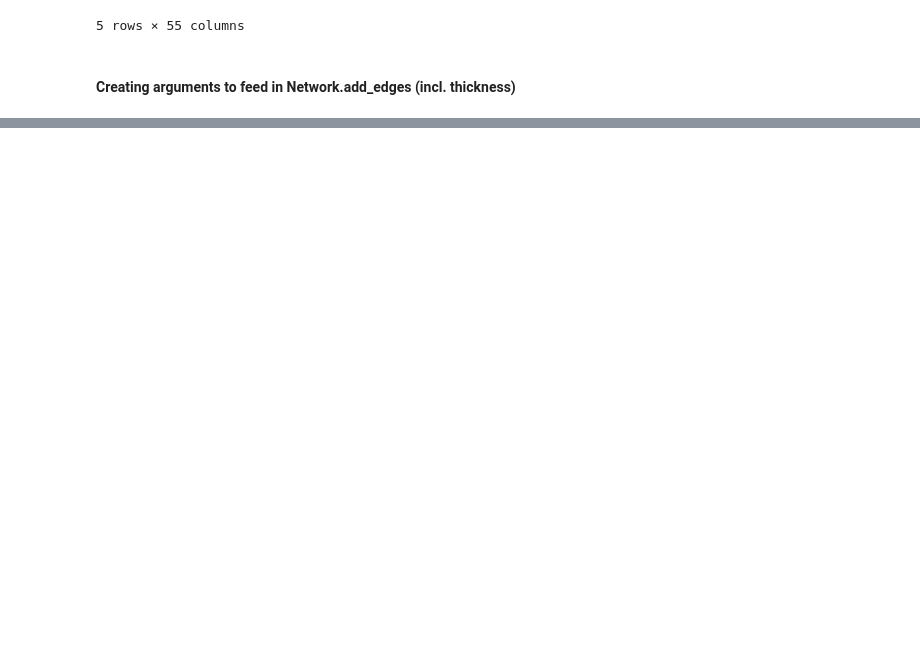
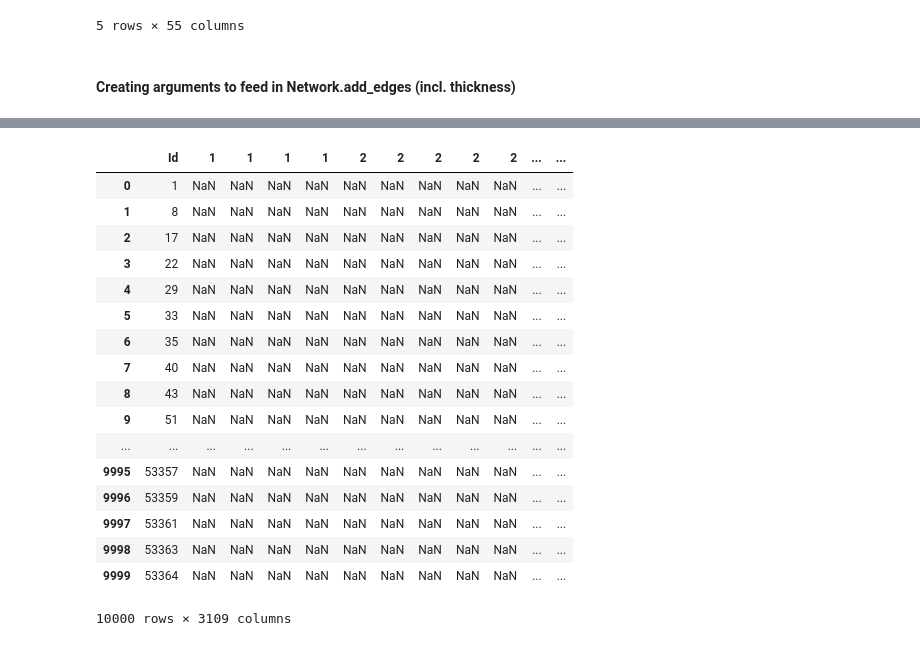
Before and after one commit to han-yan-ds/Kaggle-Bosch, a Jupyter notebook: Bosch-Production-Performance-Exploratory-ShopFloor.ipynb, the cells around one changed output, grey strips where cells are left out. Cells and saved outputs as stored; diff of their text form; code cells hidden in the pictures; blank space fills up the shorter version.

```diff
--- a/Bosch-Production-Performance-Exploratory-ShopFloor.ipynb
+++ b/Bosch-Production-Performance-Exploratory-ShopFloor.ipynb
@@ -425,0 +442,15 @@ nx.draw(G, with_labels=True, node_size=150, node_color="skyblue", pos=nx.fruchte
+# %%
+%%time
+# Let's load our test data:
+
+batch_size_test = 10000
+test_num_records = 1183747
+skiprows_test = np.random.randint(1, test_num_records+1, size=test_num_records-batch_size_test)
+
+test_categorical_sample = pd.read_csv(folder+'test_categorical.csv', nrows=batch_size, skiprows=skiprows)
+test_numeric_sample = pd.read_csv(folder+'test_numeric.csv', nrows=batch_size, skiprows=skiprows)
+test_date_sample = pd.read_csv(folder+'test_date.csv', nrows=batch_size, skiprows=skiprows)
+
+
+# merge categorical and numeric together for total train_features_sample DataFrame
+test_feature_sample = pd.merge(test_categorical_sample, test_numeric_sample,on='Id')
@@ -425,0 +472,30 @@ nx.draw(G, with_labels=True, node_size=150, node_color="skyblue", pos=nx.fruchte
+# %%
+# Now let's create the test_feature_sample_stationcols:  the test version of the DF above^
+# Note that this DF has 1 fewer column ('Response')
+
+featureColsStationOnly = ['Id']
+featureColsStationOnly.extend(list(all_lsf['Station']))
+
+test_feature_sample_stationcols = test_feature_sample.copy()
+test_feature_sample_stationcols.columns = featureColsStationOnly
+# %%
+test_feature_sample_stationcols
+# %% [output]
+|  | Id | 1 | 1 | 1 | 1 | 2 | 2 | 2 | 2 | 2 | ... | ... |
+| 0 | 1 | NaN | NaN | NaN | NaN | NaN | NaN | NaN | NaN | NaN | ... | ... |
+| 1 | 8 | NaN | NaN | NaN | NaN | NaN | NaN | NaN | NaN | NaN | ... | ... |
+| 2 | 17 | NaN | NaN | NaN | NaN | NaN | NaN | NaN | NaN | NaN | ... | ... |
+| 3 | 22 | NaN | NaN | NaN | NaN | NaN | NaN | NaN | NaN | NaN | ... | ... |
+| 4 | 29 | NaN | NaN | NaN | NaN | NaN | NaN | NaN | NaN | NaN | ... | ... |
+| 5 | 33 | NaN | NaN | NaN | NaN | NaN | NaN | NaN | NaN | NaN | ... | ... |
+| 6 | 35 | NaN | NaN | NaN | NaN | NaN | NaN | NaN | NaN | NaN | ... | ... |
+| 7 | 40 | NaN | NaN | NaN | NaN | NaN | NaN | NaN | NaN | NaN | ... | ... |
+| 8 | 43 | NaN | NaN | NaN | NaN | NaN | NaN | NaN | NaN | NaN | ... | ... |
+| 9 | 51 | NaN | NaN | NaN | NaN | NaN | NaN | NaN | NaN | NaN | ... | ... |
+| ... | ... | ... | ... | ... | ... | ... | ... | ... | ... | ... | ... | ... |
+| 9995 | 53357 | NaN | NaN | NaN | NaN | NaN | NaN | NaN | NaN | NaN | ... | ... |
+| 9996 | 53359 | NaN | NaN | NaN | NaN | NaN | NaN | NaN | NaN | NaN | ... | ... |
+| 9997 | 53361 | NaN | NaN | NaN | NaN | NaN | NaN | NaN | NaN | NaN | ... | ... |
+| 9998 | 53363 | NaN | NaN | NaN | NaN | NaN | NaN | NaN | NaN | NaN | ... | ... |
+| 9999 | 53364 | NaN | NaN | NaN | NaN | NaN | NaN | NaN | NaN | NaN | ... | ... |
+10000 rows × 3109 columns
```
Also changed, not shown: parts of 26 cells of this notebook, 3 other files.
